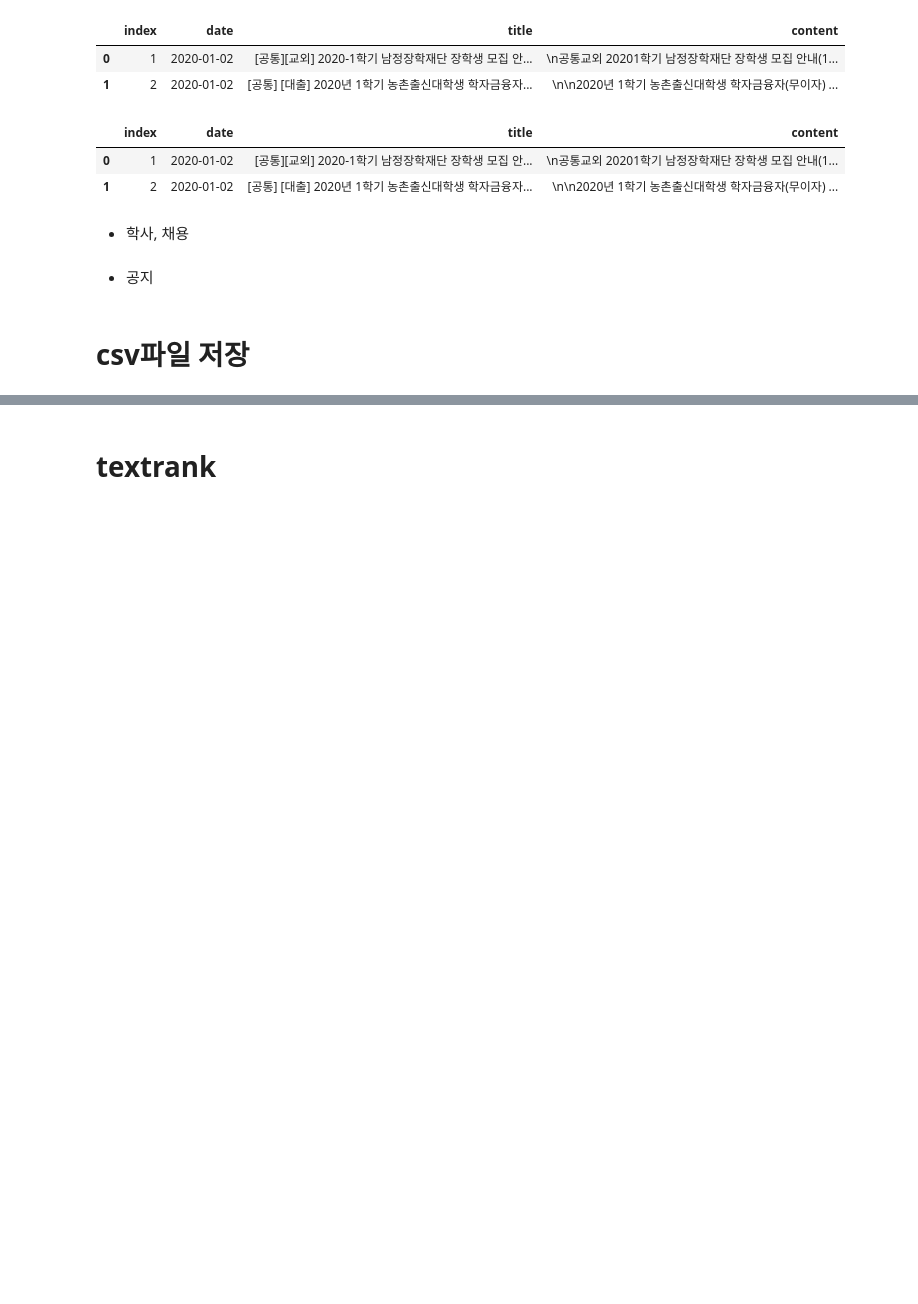
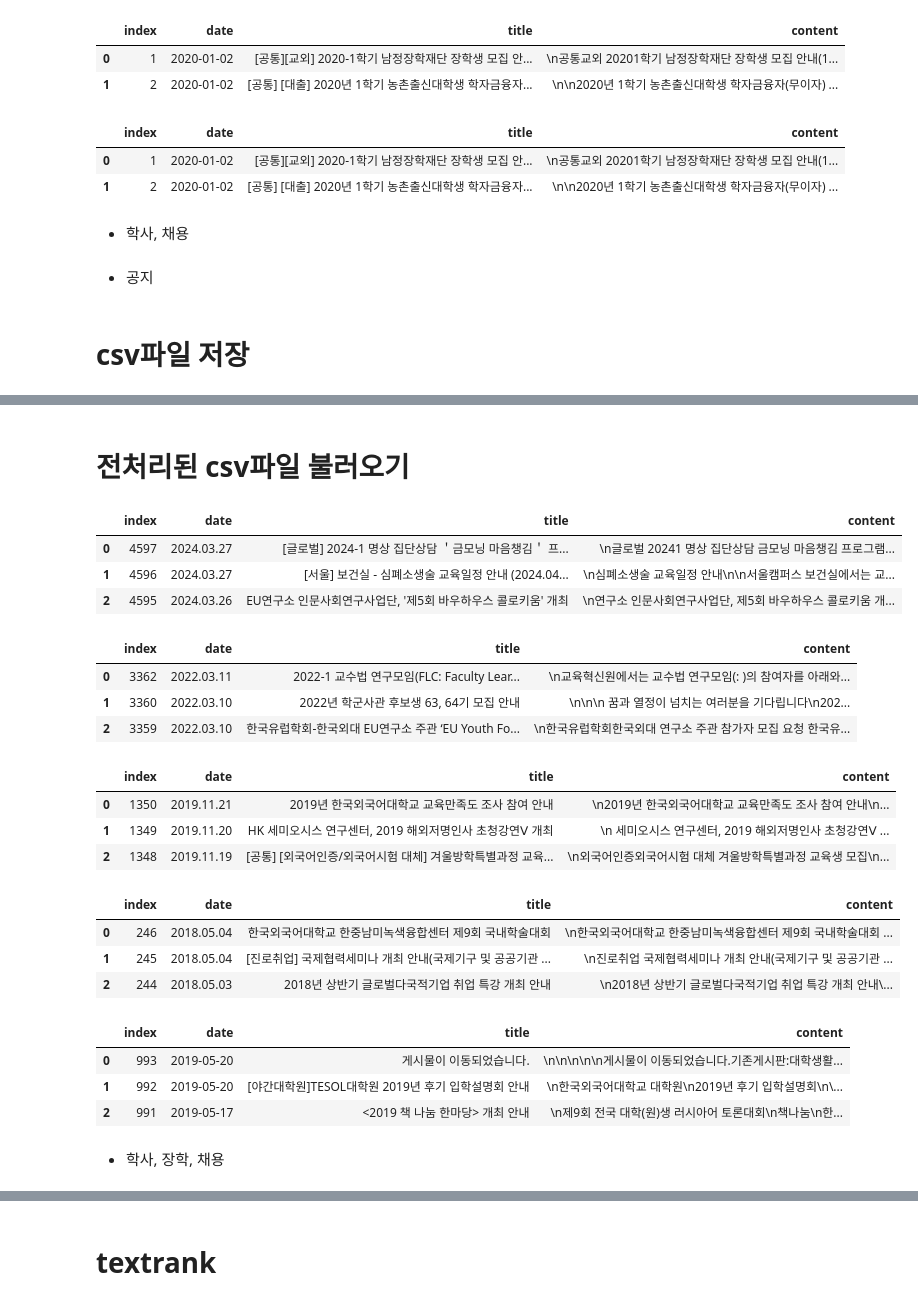
Before and after one commit to naro-naro/crawling-hufs-noti, a Jupyter notebook: 시연_lovit_textrank.ipynb, the cells around one changed output, grey strips where cells are left out. Drawn from its saved outputs; the diff is of its cells as text; code cells hidden in the pictures; blank space fills up the shorter version.

```diff
--- a/시연_lovit_textrank.ipynb
+++ b/시연_lovit_textrank.ipynb
@@ -462,0 +358,69 @@ def komoran_tokenize(sent):
+# %% [markdown]
+# 전처리된 csv파일 불러오기
+# %%
+# csv파일 읽어오기 - 공지 1/5
+import pandas as pd
+filename = "/content/drive/MyDrive/csv/gongji_1_of_5.csv"
+gongji_1_of_5 = pd.read_csv(filename)
+
+# 확인
+gongji_1_of_5.head(3)
+# %% [output]
+|  | index | date | title | content |
+| 0 | 4597 | 2024.03.27 | [글로벌] 2024-1 명상 집단상담 ＇금모닝 마음챙김＇ 프... | \n글로벌 20241 명상 집단상담 금모닝 마음챙김 프로그램... |
+| 1 | 4596 | 2024.03.27 | [서울] 보건실 - 심폐소생술 교육일정 안내 (2024.04... | \n심폐소생술 교육일정 안내\n\n서울캠퍼스 보건실에서는 교... |
+| 2 | 4595 | 2024.03.26 | EU연구소 인문사회연구사업단, '제5회 바우하우스 콜로키움' 개최 | \n연구소 인문사회연구사업단, 제5회 바우하우스 콜로키움 개... |
+# %%
+# csv파일 읽어오기 - 공지 2/5
+import pandas as pd
+filename = "/content/drive/MyDrive/csv/gongji_2_of_5.csv"
+gongji_2_of_5 = pd.read_csv(filename)
+
+# 확인
+gongji_2_of_5.head(3)
+# %% [output]
+|  | index | date | title | content |
+| 0 | 3362 | 2022.03.11 | 2022-1 교수법 연구모임(FLC: Faculty Lear... | \n교육혁신원에서는 교수법 연구모임(: )의 참여자를 아래와... |
+| 1 | 3360 | 2022.03.10 | 2022년 학군사관 후보생 63, 64기 모집 안내 | \n\n\n 꿈과 열정이 넘치는 여러분을 기다립니다\n202... |
+| 2 | 3359 | 2022.03.10 | 한국유럽학회-한국외대 EU연구소 주관 ‘EU Youth Fo... | \n한국유럽학회한국외대 연구소 주관 참가자 모집 요청 한국유... |
+# %%
+# csv파일 읽어오기 - 공지 3/5
+import pandas as pd
+filename = "/content/drive/MyDrive/csv/gongji_3_of_5.csv"
+gongji_3_of_5 = pd.read_csv(filename)
+
+# 확인
+gongji_3_of_5.head(3)
+# %% [output]
+|  | index | date | title | content |
+| 0 | 1350 | 2019.11.21 | 2019년 한국외국어대학교 교육만족도 조사 참여 안내 | \n2019년 한국외국어대학교 교육만족도 조사 참여 안내\n... |
+| 1 | 1349 | 2019.11.20 | HK 세미오시스 연구센터, 2019 해외저명인사 초청강연Ⅴ 개최 | \n 세미오시스 연구센터, 2019 해외저명인사 초청강연Ⅴ ... |
+| 2 | 1348 | 2019.11.19 | [공통] [외국어인증/외국어시험 대체] 겨울방학특별과정 교육... | \n외국어인증외국어시험 대체 겨울방학특별과정 교육생 모집\n... |
+# %%
+# csv파일 읽어오기 - 공지 4/5
+import pandas as pd
+filename = "/content/drive/MyDrive/csv/gongji_4_of_5.csv"
+gongji_4_of_5 = pd.read_csv(filename)
+
+# 확인
+gongji_4_of_5.head(3)
+# %% [output]
+|  | index | date | title | content |
+| 0 | 246 | 2018.05.04 | 한국외국어대학교 한중남미녹색융합센터 제9회 국내학술대회 | \n한국외국어대학교 한중남미녹색융합센터 제9회 국내학술대회 ... |
+| 1 | 245 | 2018.05.04 | [진로취업] 국제협력세미나 개최 안내(국제기구 및 공공기관 ... | \n진로취업 국제협력세미나 개최 안내(국제기구 및 공공기관 ... |
+| 2 | 244 | 2018.05.03 | 2018년 상반기 글로벌다국적기업 취업 특강 개최 안내 | \n2018년 상반기 글로벌다국적기업 취업 특강 개최 안내\... |
+# %%
+# csv파일 읽어오기 - 공지 5/5
+import pandas as pd
+filename = "/content/drive/MyDrive/csv/gongji_5_of_5.csv"
+gongji_5_of_5 = pd.read_csv(filename)
+
+# 확인
+gongji_5_of_5.head(3)
+# %% [output]
+|  | index | date | title | content |
+| 0 | 993 | 2019-05-20 | 게시물이 이동되었습니다. | \n\n\n\n\n게시물이 이동되었습니다.기존게시판:대학생활... |
+| 1 | 992 | 2019-05-20 | [야간대학원]TESOL대학원 2019년 후기 입학설명회 안내 | \n한국외국어대학교 대학원\n2019년 후기 입학설명회\n\... |
+| 2 | 991 | 2019-05-17 | <2019 책 나눔 한마당> 개최 안내 | \n제9회 전국 대학(원)생 러시아어 토론대회\n책나눔\n한... |
+# %% [markdown]
+- 학사, 장학, 채용
```
Also changed, not shown: parts of 48 cells of this notebook.
